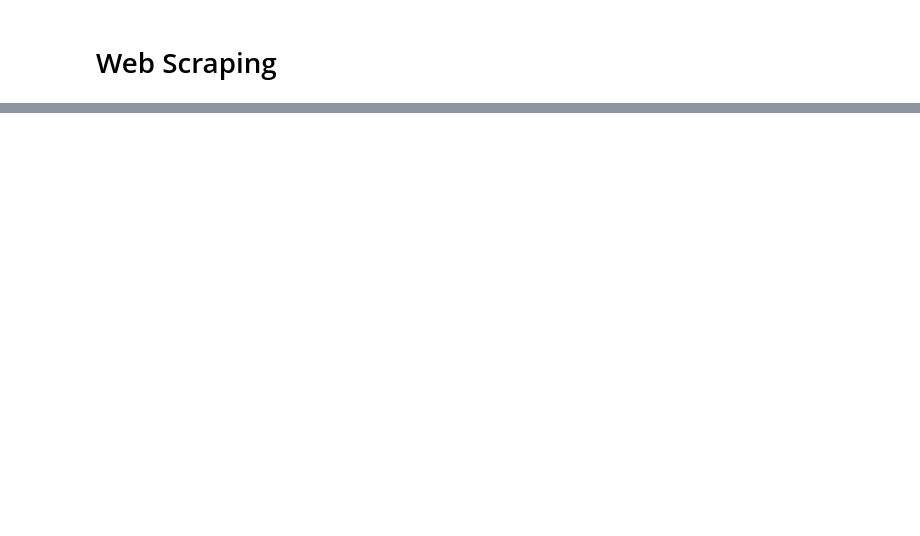
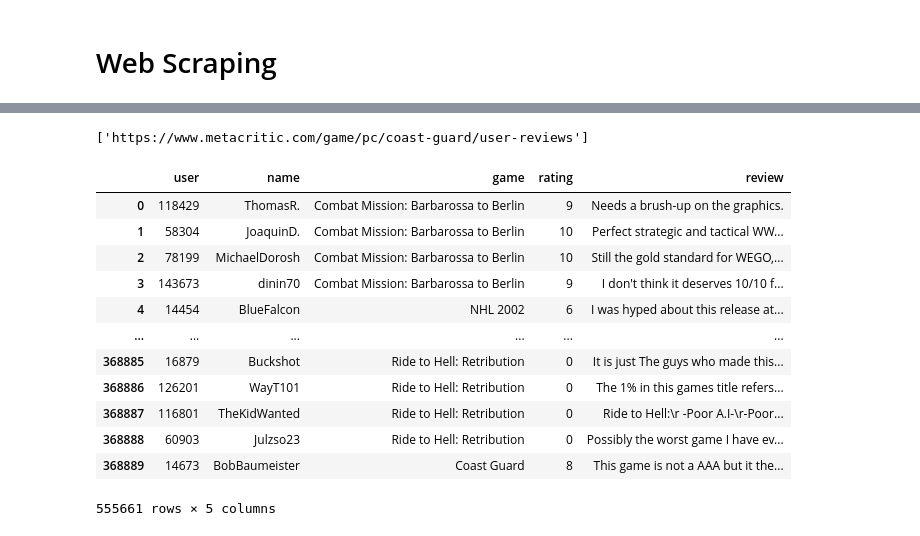
Before and after one commit to trentenAB/Video_Game_Recommendation_System, a Jupyter notebook: notebooks/scraping_meta.ipynb, the cells around one changed output, grey strips where cells are left out. Drawn from its saved outputs; the diff is of its cells as text; code cells hidden in the pictures; blank space fills up the shorter version.

```diff
--- a/notebooks/scraping_meta.ipynb
+++ b/notebooks/scraping_meta.ipynb
@@ -454,0 +845,5 @@ name length is 113620, date length is 113620, game length is 113620, rating leng
+# %%
+# failed_review_links = []
+failed_review_links
+# %% [output]
+['https://www.metacritic.com/game/pc/coast-guard/user-reviews']
@@ -454,0 +902,19 @@ name length is 113620, date length is 113620, game length is 113620, rating leng
+# %%
+reviews= pd.DataFrame(review_dict).drop_duplicates()
+reviews['user'] = reviews.groupby('name').ngroup()
+reviews = reviews[['user','name','game','rating','review']]
+reviews
+# %% [output]
+|  | user | name | game | rating | review |
+| 0 | 118429 | ThomasR. | Combat Mission: Barbarossa to Berlin | 9 | Needs a brush-up on the graphics. |
+| 1 | 58304 | JoaquinD. | Combat Mission: Barbarossa to Berlin | 10 | Perfect strategic and tactical WW... |
+| 2 | 78199 | MichaelDorosh | Combat Mission: Barbarossa to Berlin | 10 | Still the gold standard for WEGO,... |
+| 3 | 143673 | dinin70 | Combat Mission: Barbarossa to Berlin | 9 | I don't think it deserves 10/10 f... |
+| 4 | 14454 | BlueFalcon | NHL 2002 | 6 | I was hyped about this release at... |
+| ... | ... | ... | ... | ... | ... |
+| 368885 | 16879 | Buckshot | Ride to Hell: Retribution | 0 | It is just The guys who made this... |
+| 368886 | 126201 | WayT101 | Ride to Hell: Retribution | 0 | The 1% in this games title refers... |
+| 368887 | 116801 | TheKidWanted | Ride to Hell: Retribution | 0 | Ride to Hell:\r -Poor A.I-\r-Poor... |
+| 368888 | 60903 | Julzso23 | Ride to Hell: Retribution | 0 | Possibly the worst game I have ev... |
+| 368889 | 14673 | BobBaumeister | Coast Guard | 8 | This game is not a AAA but it the... |
+555661 rows × 5 columns
```
Also changed, not shown: parts of 70 cells of this notebook.
